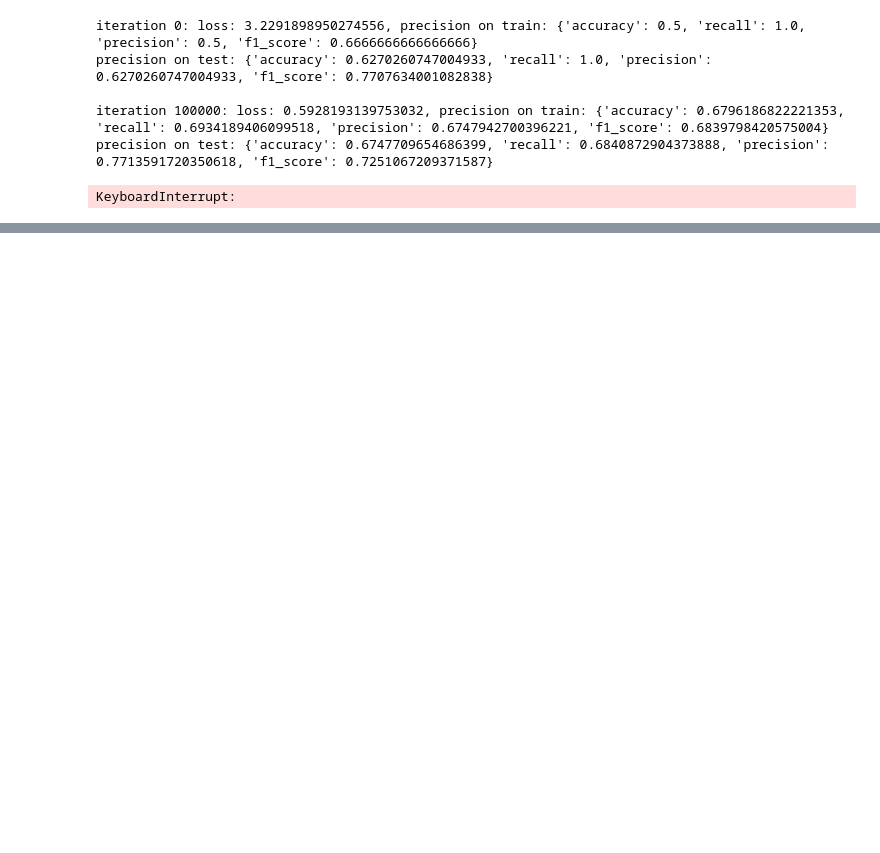
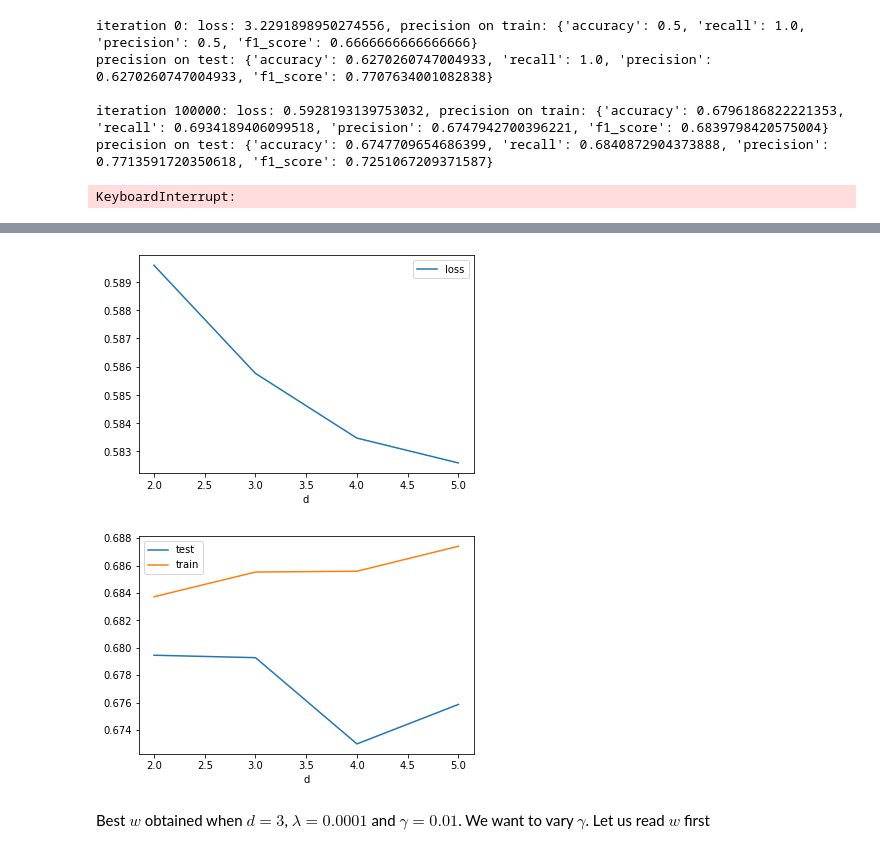
Before and after one commit to Tesa27/ML_project1, a Jupyter notebook: Implementations_v2.ipynb, the cells around one changed output, grey strips where cells are left out. Drawn from its saved outputs; the diff is of its cells as text; code cells hidden in the pictures; blank space fills up the shorter version.

```diff
--- a/Implementations_v2.ipynb
+++ b/Implementations_v2.ipynb
@@ -458,0 +557,16 @@ array([2. , 2.5, 3. ])
+# %%
+df_d = new_df[(new_df['gamma']==0.001) & (new_df['lambda']==0.01)].sort_values('d')
+plt.plot(df_d['d'], df_d['loss'], label='loss')
+plt.xlabel('d')
+plt.legend()
+plt.show()
+plt.plot(df_d['d'], df_d['acc_test'], label='test')
+plt.plot(df_d['d'], df_d['acc_train'], label='train')
+plt.xlabel('d')
+plt.legend()
+plt.show()
+# %% [output]
+[figure, added]
+[figure, added]
+# %% [markdown]
+Best $w$ obtained when $d = 3$, $\lambda=0.0001$ and $\gamma = 0.01$. We want to vary $\gamma$. Let us read $w$ first
```
Also changed, not shown: parts of 45 cells of this notebook.
